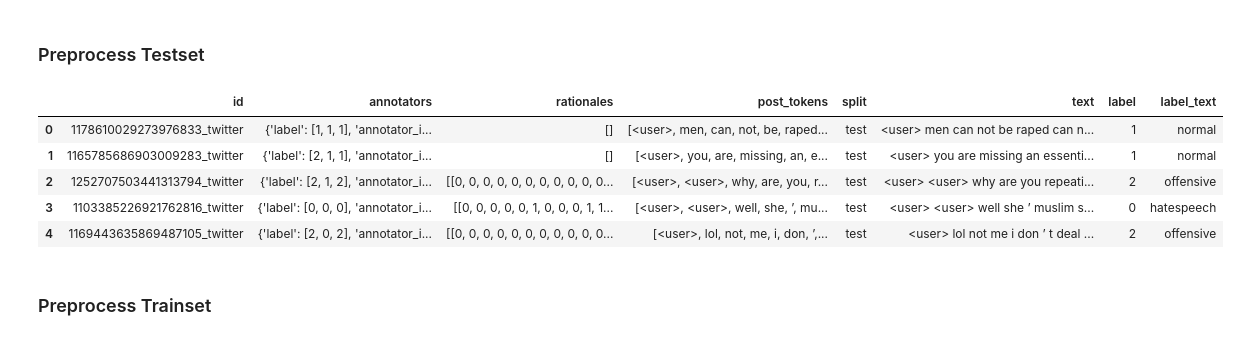
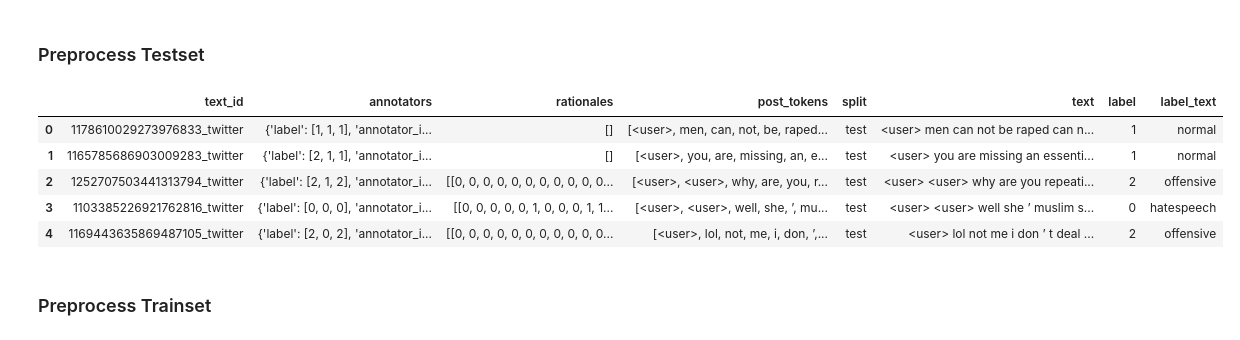
Before and after one commit to TomSOWI/thesis-datasets, a Jupyter notebook: hateXplain/create_dataset.ipynb, the cells around one changed output. Saved outputs shown, nothing was run; the diff lists cells and outputs as text; code cells hidden in the pictures.

Commit message:
hateXplain id to text_id changed

```diff
--- a/hateXplain/create_dataset.ipynb
+++ b/hateXplain/create_dataset.ipynb
@@ -76,18 +76,19 @@ df_test["text"] = df_test["post_tokens"].apply(join_tokens)
 # %%
 # Only for test
 def majority_vote(text):
     arr = text["label"]
     # Use Counter to find the most common element
     most_common = Counter(arr).most_common(1)[0][0]
     return most_common
 
 df_test["label"] = df_test["annotators"].apply(majority_vote)
+df_test = df_test.rename(columns={"id":"text_id"})
 # Convert labels to text
 id2text = {0: "hatespeech", 1: "normal", 2: "offensive"}
 df_test["label_text"] = df_test["label"].apply(lambda x: id2text[x])
 df_test.head()
 # %% [output]
-|  | id | annotators | rationales | post_tokens | split | text | label | label_text |
+|  | text_id | annotators | rationales | post_tokens | split | text | label | label_text |
 | 0 | 1178610029273976833_twitter | {'label': [1, 1, 1], 'annotator_i... | [] | [<user>, men, can, not, be, raped... | test | <user> men can not be raped can n... | 1 | normal |
 | 1 | 1165785686903009283_twitter | {'label': [2, 1, 1], 'annotator_i... | [] | [<user>, you, are, missing, an, e... | test | <user> you are missing an essenti... | 1 | normal |
 | 2 | 1252707503441313794_twitter | {'label': [2, 1, 2], 'annotator_i... | [[0, 0, 0, 0, 0, 0, 0, 0, 0, 0, 0... | [<user>, <user>, why, are, you, r... | test | <user> <user> why are you repeati... | 2 | offensive |
```
Also changed, not shown: parts of 4 cells of this notebook, 2 other files.
